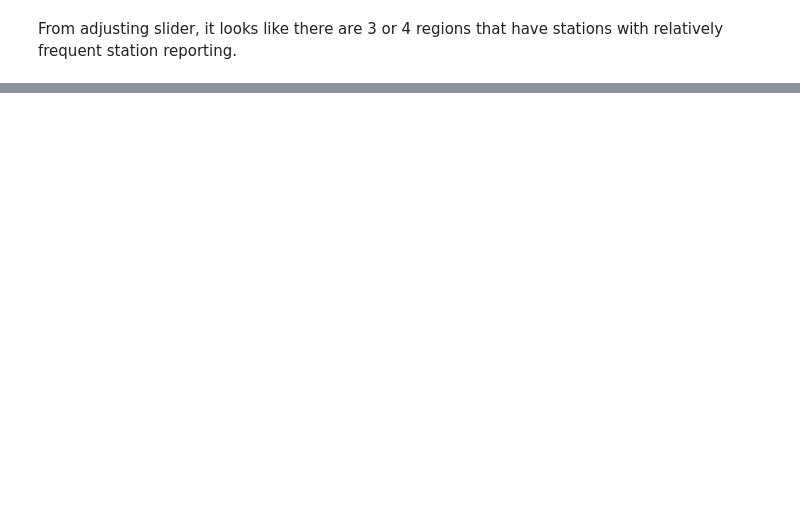
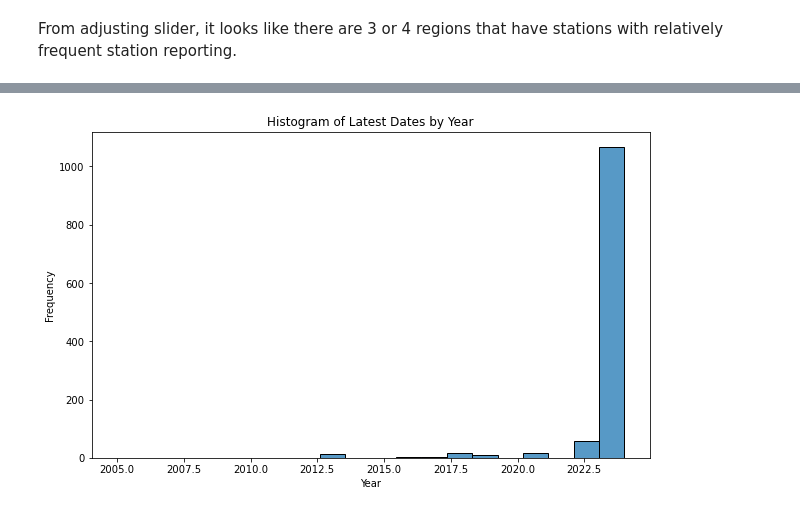
Before and after one commit to nicr0ss/DS-Honours, a Jupyter notebook: notebooks/Wells.ipynb, the cells around one changed output, grey strips where cells are left out. Cells and saved outputs as stored; diff of their text form; code cells hidden in the pictures; blank space fills up the shorter version.

Commit message:
Added visualisations for summary data about the stations

```diff
--- a/notebooks/Wells.ipynb
+++ b/notebooks/Wells.ipynb
@@ -315,0 +325,9 @@ From adjusting slider, it looks like there are 3 or 4 regions that have stations
+# %%
+plt.figure(figsize=(10, 6))
+sns.histplot(pd.to_datetime(recent['latest_dt']).dt.year, bins=20)
+plt.xlabel('Year')
+plt.ylabel('Frequency')
+plt.title('Histogram of Latest Dates by Year')
+plt.show()
+# %% [output]
+[figure, added]
```
Also changed, not shown: parts of 9 cells of this notebook.
